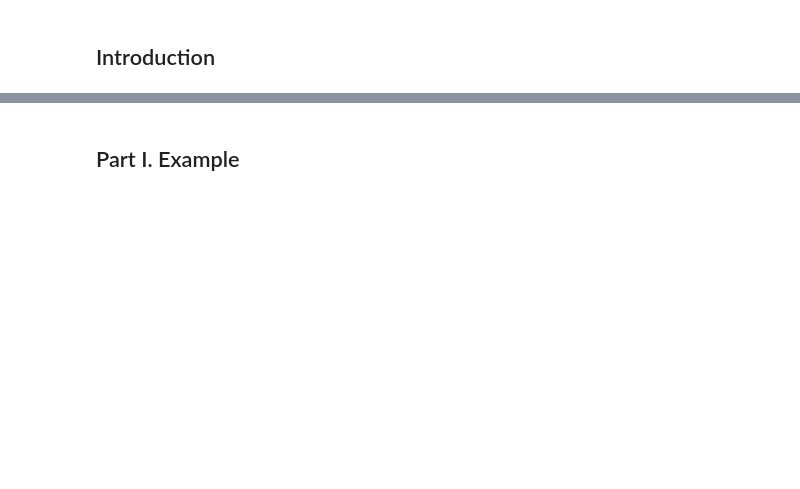
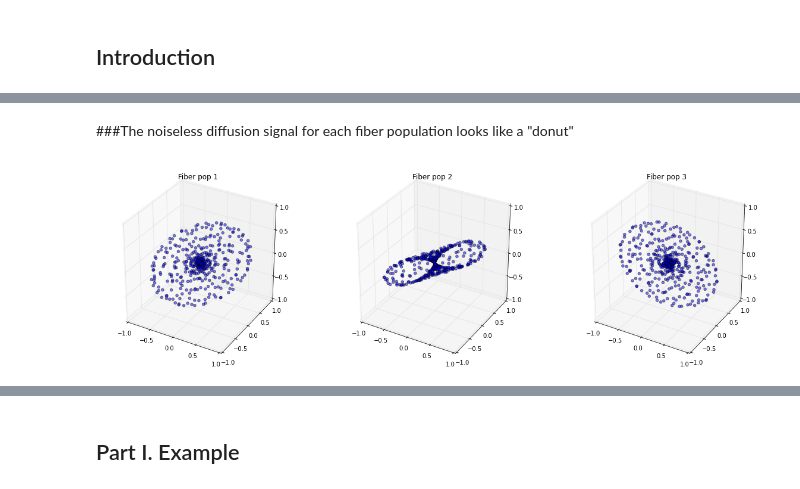
Before and after one commit to snarles/donuts2, a Jupyter notebook: spark/simulations.ipynb, the cells around one changed output, grey strips where cells are left out. Saved outputs shown, nothing was run; the diff lists cells and outputs as text; code cells hidden in the pictures; blank space fills up the shorter version.

```diff
--- a/spark/simulations.ipynb
+++ b/spark/simulations.ipynb
@@ -17,0 +33,26 @@ f.close()
+# %% [markdown]
+###The noiseless diffusion signal for each fiber population looks like a "donut"
+# %%
+pylab.rcParams['figure.figsize'] = (20.0, 6.0)
+vizgrid = georandsphere(4, 3) # grid for visualization
+fig = plt.figure()
+ax=[None]*3
+bvalue = 1.0 # scan parameters
+lambdas = [4.0, 0.0, 0.0] # tensor parameters
+mus = np.exp(-bvalue * lambdas[2]) * ste_tan_kappa(np.sqrt(bvalue * (lambdas[0]-lambdas[1])) * vox_dirs, vizgrid)
+ax[0] = fig.add_subplot(131, projection='3d')
+ax[0].set_title('Fiber pop 1')
+ax[1] = fig.add_subplot(132, projection='3d')
+ax[1].set_title('Fiber pop 2')
+ax[2] = fig.add_subplot(133, projection='3d')
+ax[2].set_title('Fiber pop 3')
+for ii in range(3):
+    ax[ii].scatter(vizgrid[:, 0]*mus[:, ii], \
+                   vizgrid[:, 1]*mus[:, ii], \
+                   vizgrid[:, 2]*mus[:, ii], \
+                   alpha = 0.5)
+    ax[ii].set_xlim3d(-1, 1)
+    ax[ii].set_ylim3d(-1, 1)
+    ax[ii].set_zlim3d(-1, 1)
+# %% [output]
+[figure, added]
```
Also changed, not shown: parts of 7 cells of this notebook, 2 other files.
